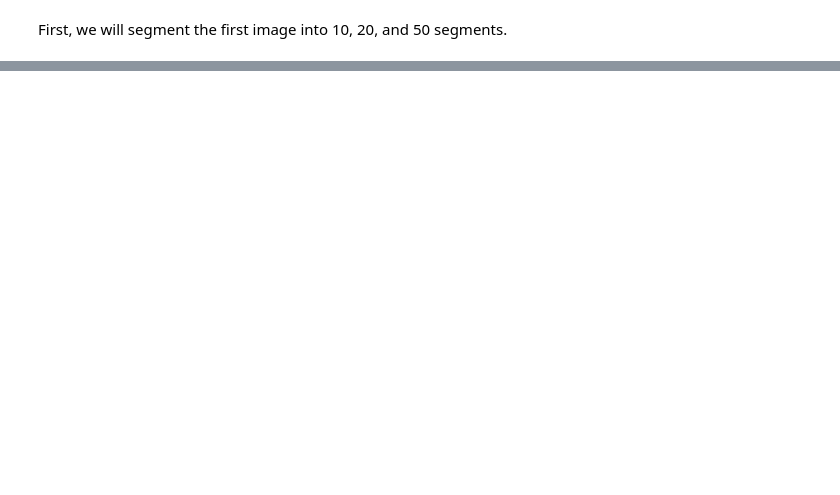
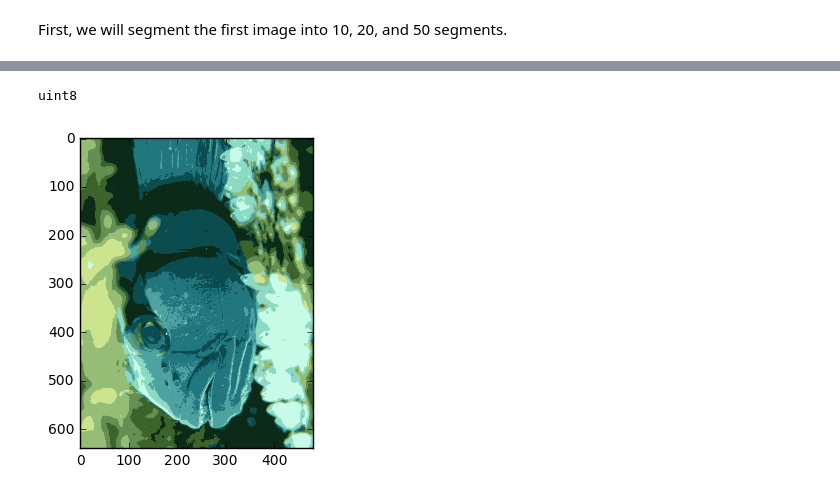
Before and after one commit to Salil999/applied_machine_learning, a Jupyter notebook: hw6/hw6.ipynb, the cells around one changed output, grey strips where cells are left out. Saved outputs shown, nothing was run; the diff lists cells and outputs as text; code cells hidden in the pictures; blank space fills up the shorter version.

```diff
--- a/hw6/hw6.ipynb
+++ b/hw6/hw6.ipynb
@@ -118,4 +154,4 @@ def em_step(num_means, image):
 # %% [markdown]
 First, we will segment the first image into 10, 20, and 50 segments.
 # %%
-clusters_1_10_mean, clusters_1_10_prop, clusters_1_10_probs = em_step(10, img1)
+img1_mean, img1_pi, img1_temp_probs = em_step(10, img1)
@@ -124,0 +162,2 @@ info1, info2, info3 = gen_temp_arrays(img1)
+# %%
+img1_mean = img1_mean.astype(np.uint8)
@@ -124,0 +176,15 @@ info1, info2, info3 = gen_temp_arrays(img1)
+# %%
+new_img = np.zeros((len(img1), len(img1[0]), 3))
+for i in range(len(img1)):
+    for j in range(len(img1[0])):
+        val_max = np.argmax(img1_temp_probs[i][j])
+        new_img[i][j] = img1_mean[val_max]
+# %%
+new_img = new_img.astype(np.uint8)
+# %% [output]
+uint8
+# %%
+plt.imshow(new_img)
+plt.show()
+# %% [output]
+[figure, added]
```
Also changed, not shown: parts of 9 cells of this notebook.
